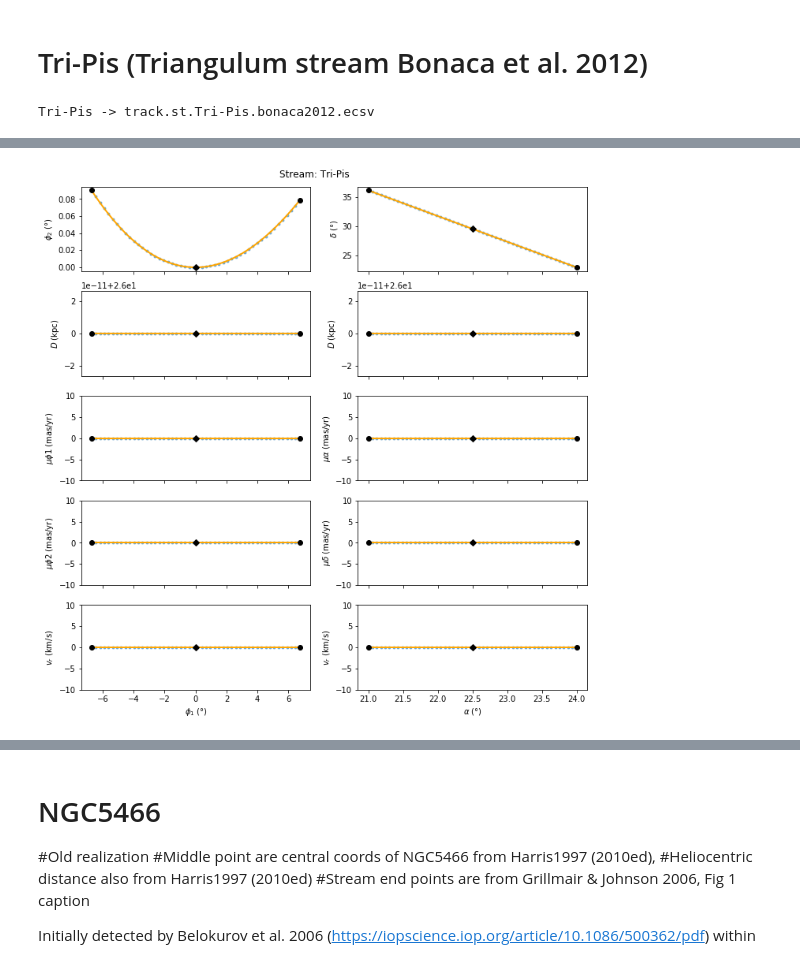
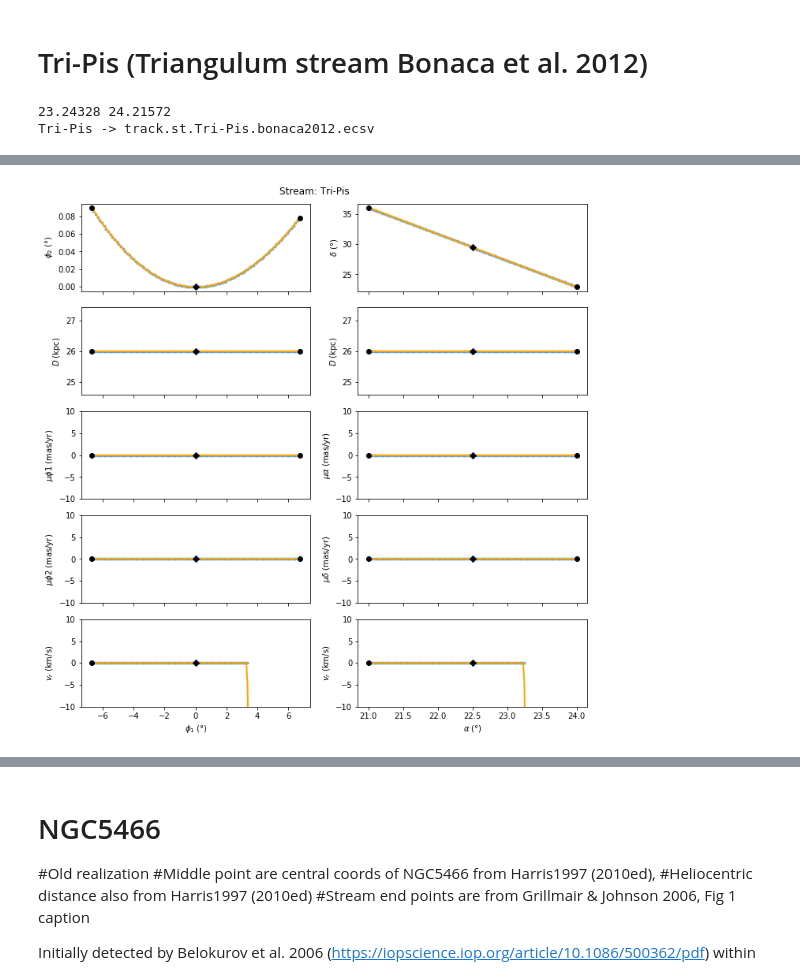
Before and after one commit to cmateu/galstreams, a Jupyter notebook: galstreams/tracks/standardized_tracks.ipynb, the cells around one changed output, grey strips where cells are left out. Saved outputs shown, nothing was run; the diff lists cells and outputs as text; code cells hidden in the pictures.

Commit message:
tri-pis vrad

```diff
--- a/galstreams/tracks/standardized_tracks.ipynb
+++ b/galstreams/tracks/standardized_tracks.ipynb
@@ -233,7 +342,9 @@ def stream_plot_card(sc, stream_fr, axs, plotkwds={}, show_labels=False, show_gr
     #return f, axs
 # %%
 def generate_track_from_points_plot_and_store(obs, Name, Ref, mid_point=None, stream_frame=None, deg=3, ShortName=None, InfoFlags="0000",
-                                              clf=True, plot_obs=True, plot_ext=".st", verbose=True, return_track=False, return_all=False, do_not_store=False):
+                                              interpolate=False, kind='linear', fill_value=np.nan,
+                                              clf=True, plot_obs=True, plot_ext=".st", verbose=True,
+                                              return_track=False, return_all=False, do_not_store=False):
     '''
         Generate track from points, plot it and store track and track summary in ecsv files
 
@@ -252,7 +363,9 @@ def generate_track_from_points_plot_and_store(obs, Name, Ref, mid_point=None, st
 
     if ShortName is None:  ShortName=Name[:3]
 
-    track, track_width, track_end_points, track_mid_point, mid_pole, stream_fr, track_fits = get_track_from_points(obs.icrs, deg=deg, stream_frame=stream_frame, mid_point=mid_point)
+    tr_out = get_track_from_points(obs.icrs, deg=deg, stream_frame=stream_frame, mid_point=mid_point,
+                                   interpolate=interpolate, kind=kind, fill_value=fill_value)
+    track, track_width, track_end_points, track_mid_point, mid_pole, stream_fr, track_fits = tr_out
 
     #Print track out
     ofileroot = f"track{plot_ext}.{Name}.{Ref.lower()}"
@@ -270,8 +383,6 @@ def generate_track_from_points_plot_and_store(obs, Name, Ref, mid_point=None, st
     else: saveplot=True
     stream_plot(obs, track, track_end_points, track_mid_point, stream_fr, saveplot=saveplot, plotfilen=ofileroot+".png",  clf=clf, StreamName=Name, plot_obs=plot_obs)
 
-    #Save poly-footprint
-    #here...
 
     if return_all: return track, track_width, track_end_points, track_mid_point, mid_pole, stream_fr, track_fits
     elif return_track: return track
@@ -1043,18 +1146,38 @@ Tri-Pis (Triangulum stream Bonaca et al. 2012)
 # %%
 #DEC = 4.4*RA + 128.5; with 21<RA>24
 #Bonaca2012 mean distance adopted for the stream
-ra=np.linspace(21,24,50)
+ra=np.linspace(21,24,100)
 dec = -4.4*ra + 128.5
 D = 26.*np.ones(ra.size)
 width=0.2*u.deg
 zeros=np.zeros(ra.size)
 
+pisces=pd.read_csv("../support_data/TriPisces.martin2013.dat",delim_whitespace=True)
+pisces=pisces.rename(columns={"#RA":"RA"})
+pisces=pisces.sort_values(by="RA")
+
+#Martin et al. 2013 distance is 35kpc (their metallicity is lower than Bonaca's)
+p_sc = ac.SkyCoord(ra=np.array(pisces.RA)*u.deg,dec=np.array(pisces.DEC)*u.deg,distance=35*u.kpc, frame='fk5')
+
+#Convert Vgsr back to heliocentric, using Schoenrich & Binney 2010. This is a guess. This is not explicitly mentioned in Yam et al. 2013.
+vhel = gc.vgsr_to_vhel(coordinate=p_sc, vgsr=np.array(pisces.Vgsr)*u.km/u.s,vsun=(10.3,232.6,5.9)*u.km/u.s)
+
+#We chose to report the mean because the data is too noisy and its span too short
+vrad_hel = np.zeros(ra.size)
+print(pisces.RA.min(), pisces.RA.max())
+m = (ra>=pisces.RA.min()) & (ra<=pisces.RA.max()) #range of validity of measurements
+vrad_hel[m] = np.mean(vhel.value)
+
+
 Ref = "bonaca2012"
 Name,ShortName= "Tri-Pis","TriPis"
 
 obs = ac.SkyCoord(ra=ra*u.deg, dec=dec*u.deg, distance=D*u.kpc, frame='fk5',
-                 pm_ra_cosdec=zeros*u.mas/u.yr, pm_dec=zeros*u.mas/u.yr)
+                 pm_ra_cosdec=zeros*u.mas/u.yr, pm_dec=zeros*u.mas/u.yr,
+                 radial_velocity=vrad_hel*u.km/u.s)
 
-generate_track_from_points_plot_and_store(obs, Name, Ref, mid_point=None, ShortName=ShortName, clf=False, plot_obs=True, InfoFlags="1000")
+generate_track_from_points_plot_and_store(obs, Name, Ref, mid_point=None, ShortName=ShortName, interpolate=True, kind='linear',
+                                          clf=False, plot_obs=True, InfoFlags="1001")
 # %% [output]
+23.24328 24.21572
 Tri-Pis -> track.st.Tri-Pis.bonaca2012.ecsv
@@ -1061 +1185 @@ Tri-Pis -> track.st.Tri-Pis.bonaca2012.ecsv
-[figure, old version]
+[figure, new version]
```
Also changed, not shown: parts of 14 cells of this notebook.
